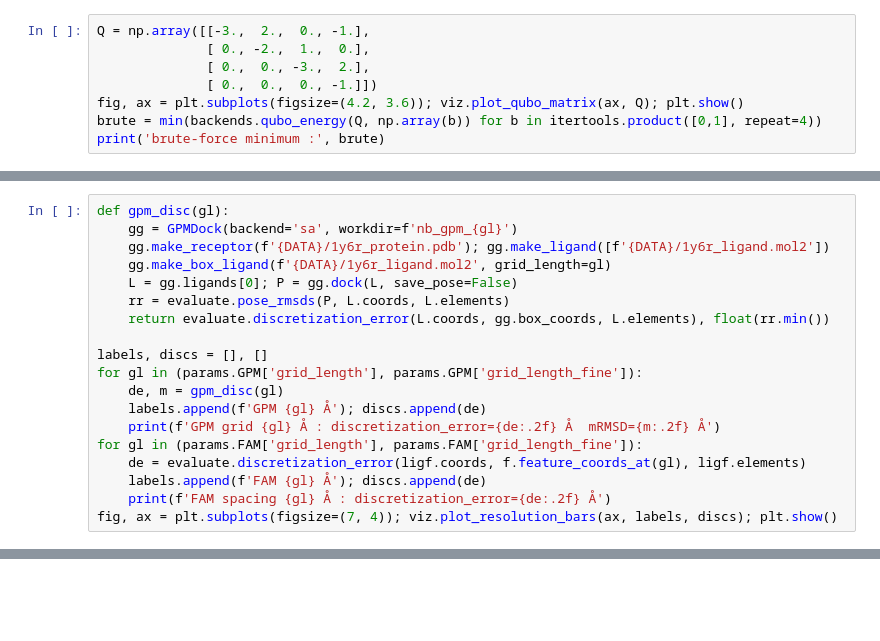
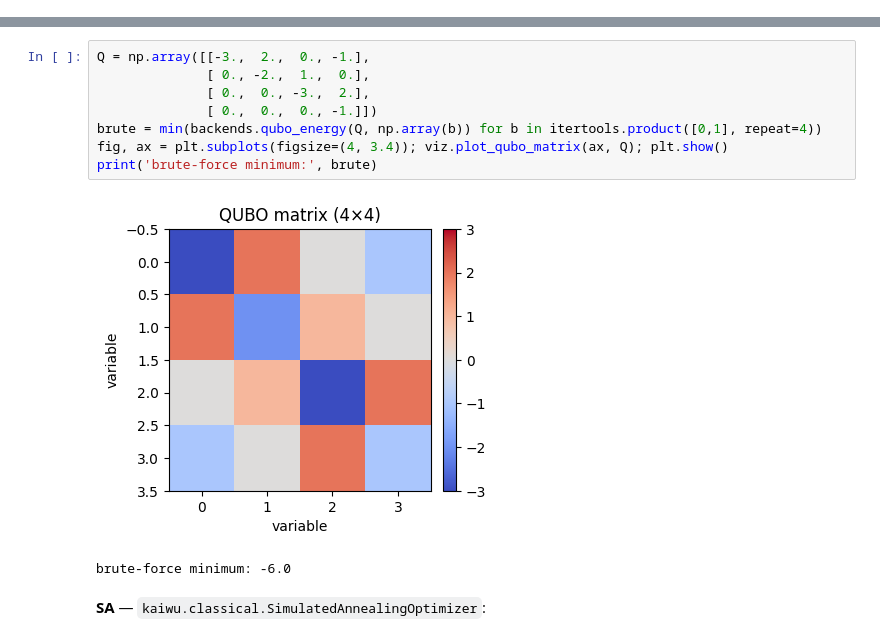
Before and after one commit to Morwey/qdock-kaiwu-workshop, a Jupyter notebook: notebooks/qdock_kaiwu_workshop.ipynb, the cells around one changed output, grey strips where cells are left out. Drawn from its saved outputs; the diff is of its cells as text; blank space fills up the shorter version.

```diff
--- a/notebooks/qdock_kaiwu_workshop.ipynb
+++ b/notebooks/qdock_kaiwu_workshop.ipynb
@@ -33,8 +0,0 @@ carries the rewards on the diagonal and the couplings off-diagonal.
-# %%
-Q = np.array([[-3.,  2.,  0., -1.],
-              [ 0., -2.,  1.,  0.],
-              [ 0.,  0., -3.,  2.],
-              [ 0.,  0.,  0., -1.]])
-fig, ax = plt.subplots(figsize=(4.2, 3.6)); viz.plot_qubo_matrix(ax, Q); plt.show()
-brute = min(backends.qubo_energy(Q, np.array(b)) for b in itertools.product([0,1], repeat=4))
-print('brute-force minimum :', brute)
@@ -174,19 +0,0 @@ its own scale: **GPM 2.0 → 1.5 Å** and **FAM 1.0 → 0.5 Å**.
-# %%
-def gpm_disc(gl):
-    gg = GPMDock(backend='sa', workdir=f'nb_gpm_{gl}')
-    gg.make_receptor(f'{DATA}/1y6r_protein.pdb'); gg.make_ligand([f'{DATA}/1y6r_ligand.mol2'])
-    gg.make_box_ligand(f'{DATA}/1y6r_ligand.mol2', grid_length=gl)
-    L = gg.ligands[0]; P = gg.dock(L, save_pose=False)
-    rr = evaluate.pose_rmsds(P, L.coords, L.elements)
-    return evaluate.discretization_error(L.coords, gg.box_coords, L.elements), float(rr.min())
-
-labels, discs = [], []
-for gl in (params.GPM['grid_length'], params.GPM['grid_length_fine']):
-    de, m = gpm_disc(gl)
-    labels.append(f'GPM {gl} Å'); discs.append(de)
-    print(f'GPM grid {gl} Å : discretization_error={de:.2f} Å  mRMSD={m:.2f} Å')
-for gl in (params.FAM['grid_length'], params.FAM['grid_length_fine']):
-    de = evaluate.discretization_error(ligf.coords, f.feature_coords_at(gl), ligf.elements)
-    labels.append(f'FAM {gl} Å'); discs.append(de)
-    print(f'FAM spacing {gl} Å : discretization_error={de:.2f} Å')
-fig, ax = plt.subplots(figsize=(7, 4)); viz.plot_resolution_bars(ax, labels, discs); plt.show()
@@ -219,0 +47,13 @@ Published sampling power (CASF-2016, 257 cases, success = mRMSD < 2 Å):
+# %%
+Q = np.array([[-3.,  2.,  0., -1.],
+              [ 0., -2.,  1.,  0.],
+              [ 0.,  0., -3.,  2.],
+              [ 0.,  0.,  0., -1.]])
+brute = min(backends.qubo_energy(Q, np.array(b)) for b in itertools.product([0,1], repeat=4))
+fig, ax = plt.subplots(figsize=(4, 3.4)); viz.plot_qubo_matrix(ax, Q); plt.show()
+print('brute-force minimum:', brute)
+# %% [output]
+[figure, added]
+brute-force minimum: -6.0
+# %% [markdown]
+**SA** — `kaiwu.classical.SimulatedAnnealingOptimizer`:
```
Also changed, not shown: parts of 55 cells of this notebook, 17 other files.
